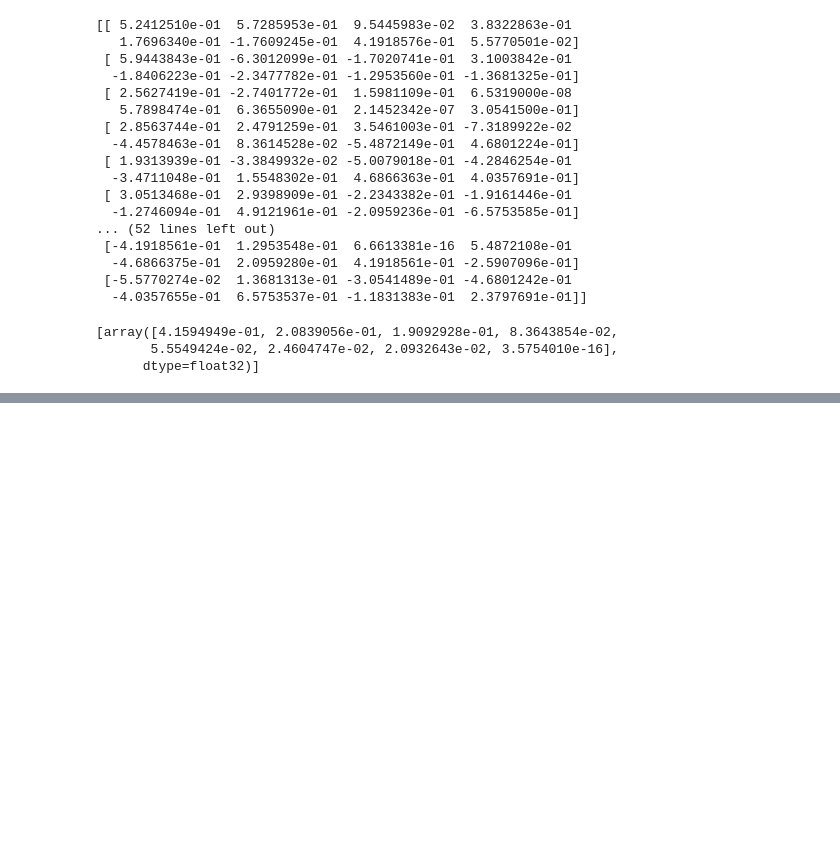
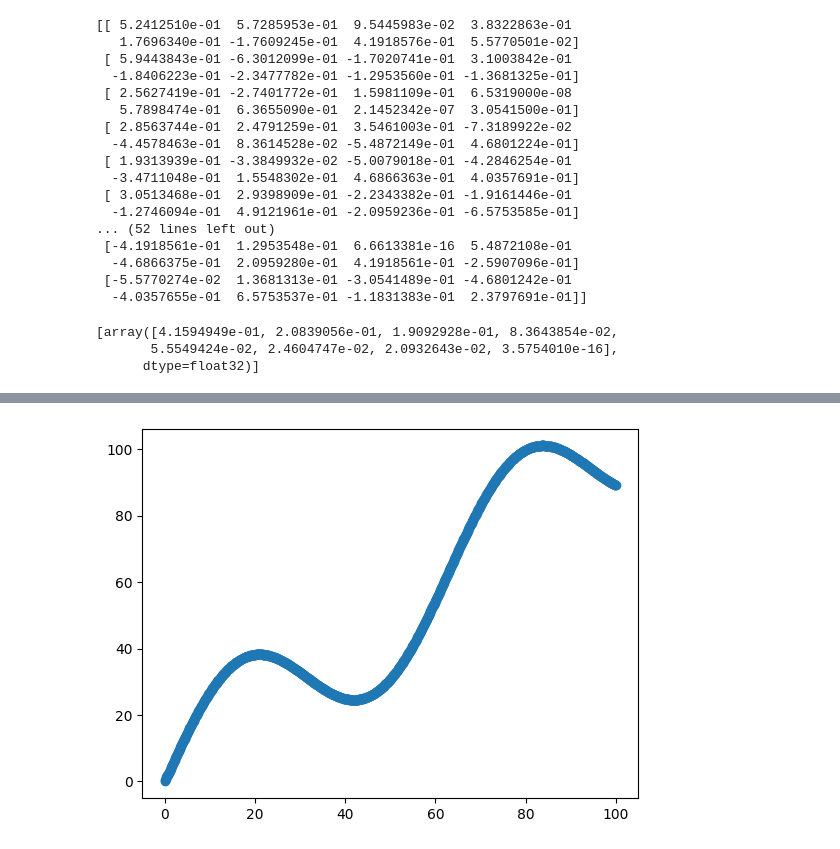
Before and after one commit to adwiza/datascience_skillbox, a Jupyter notebook: math/LinearAlgebraNN.ipynb, the cells around one changed output, grey strips where cells are left out. Drawn from its saved outputs; the diff is of its cells as text; code cells hidden in the pictures; blank space fills up the shorter version.

```diff
--- a/math/LinearAlgebraNN.ipynb
+++ b/math/LinearAlgebraNN.ipynb
@@ -299,0 +412,35 @@ AttributeError: 'NpzFile' object has no attribute 'train'
+# %%
+xData = np.arange(100, step=.1)
+yData = xData + 20 * np.sin(xData/10)
+
+plt.scatter(xData, yData)
+plt.show()
+
+nSamples = 1000
+batchSize = 100
+
+xData = np.reshape(xData, (nSamples,1))
+yData = np.reshape(yData, (nSamples,1))
+
+x = tf.placeholder(tf.float32, shape=(batchSize, 1))
+y = tf.placeholder(tf.float32, shape=(batchSize, 1))
+
+with tf.variable_scope("linearRegression"):
+ W = tf.get_variable("weights", (1, 1), initializer=tf.random_normal_initializer())
+ b = tf.get_variable("bias", (1,), initializer=tf.constant_initializer(0.0))
+
+ y_pred = tf.matmul(x, W) + b
+ loss = tf.reduce_sum((y - y_pred)**2/nSamples)
+
+opt = tf.train.AdamOptimizer().minimize(loss)
+with tf.Session() as sess:
+    sess.run(tf.global_variables_initializer())
+
+    for _ in range(500):
+     indices = np.random.choice(nSamples, batchSize)
+
+     X_batch, y_batch = xData[indices], yData[indices]
+
+     _, loss_val = sess.run([opt, loss], feed_dict={x: X_batch, y: y_batch})
+# %% [output]
+[figure, added]
```
Also changed, not shown: parts of 19 cells of this notebook.
